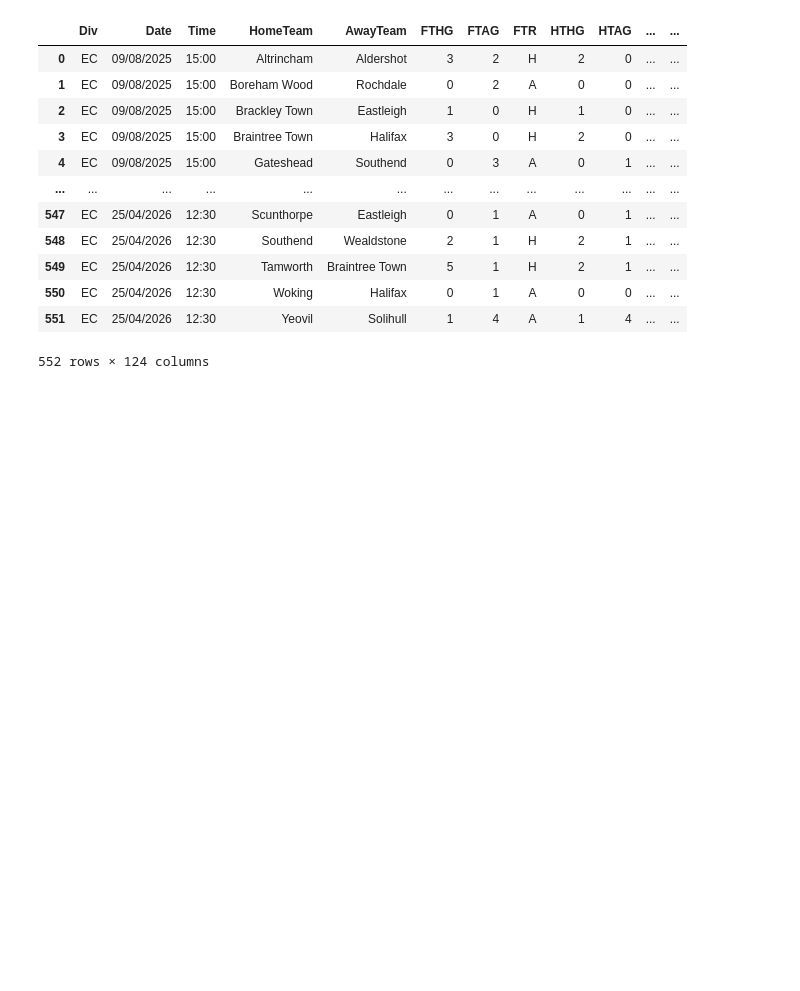
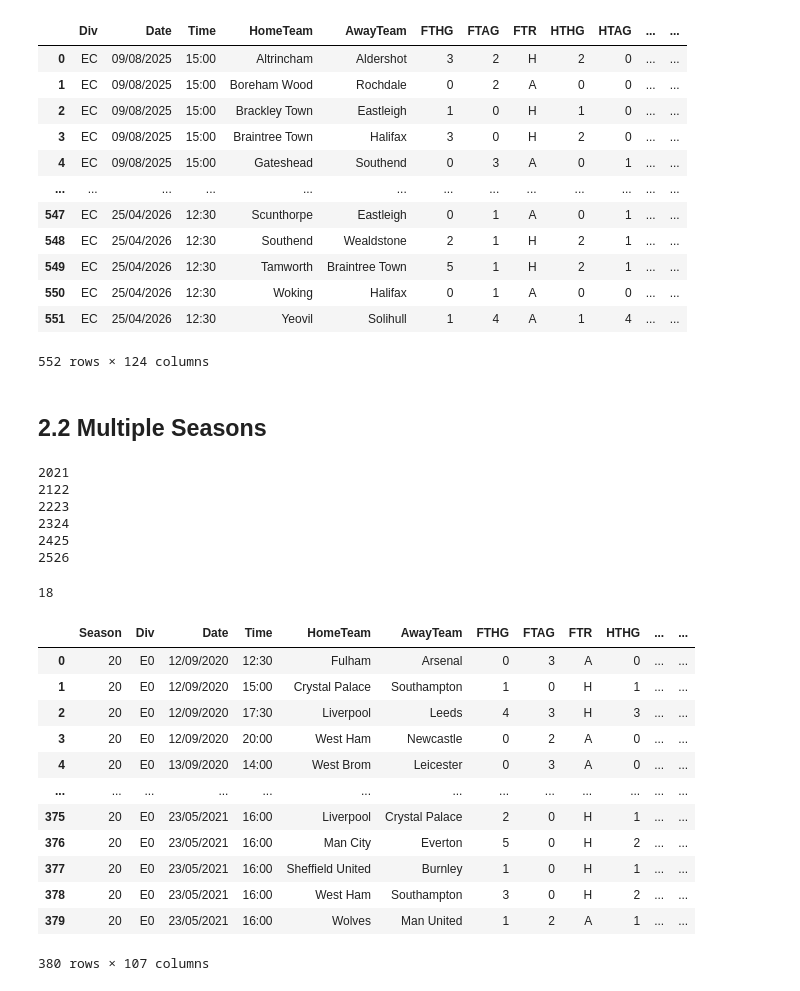
Before and after one commit to Rei-san001/Learning_Data_Science, a Jupyter notebook: Project 1/Web Scraping with Pandas.ipynb, the cells around one changed output. Saved outputs shown, nothing was run; the diff lists cells and outputs as text; code cells hidden in the pictures; blank space fills up the shorter version.

```diff
--- a/Project 1/Web Scraping with Pandas.ipynb
+++ b/Project 1/Web Scraping with Pandas.ipynb
@@ -92,3 +92,49 @@ frames[4]
 | 550 | EC | 25/04/2026 | 12:30 | Woking | Halifax | 0 | 1 | A | 0 | 0 | ... | ... |
 | 551 | EC | 25/04/2026 | 12:30 | Yeovil | Solihull | 1 | 4 | A | 1 | 4 | ... | ... |
 552 rows × 124 columns
+# %% [markdown]
+## 2.2 Multiple Seasons
+# %%
+for season in range(20, 26):
+    print(str(season) + str(season+1)) #to show whats actually happening in the loop
+# %% [output]
+2021
+2122
+2223
+2324
+2425
+2526
+# %%
+# creating a list of leagus
+leagues = ['E0', 'E2', 'E3']
+
+frames = [] # create an empty list
+
+
+# loop through range of seasons and insert new column
+for league in leagues:
+    for season in range(20, 26):
+        df = pd.read_csv(root + str(season) + str(season+1) + '/' + league + '.csv')
+        df.insert(0, 'Season', season) #to insert a new column at the first position
+        frames.append(df)   #to store each dataframe in the list
+# %%
+# 6 season times 3 leagues
+len(frames)
+# %% [output]
+18
+# %%
+frames[0]   # showing the first dataframe in the list
+# %% [output]
+|  | Season | Div | Date | Time | HomeTeam | AwayTeam | FTHG | FTAG | FTR | HTHG | ... | ... |
+| 0 | 20 | E0 | 12/09/2020 | 12:30 | Fulham | Arsenal | 0 | 3 | A | 0 | ... | ... |
+| 1 | 20 | E0 | 12/09/2020 | 15:00 | Crystal Palace | Southampton | 1 | 0 | H | 1 | ... | ... |
+| 2 | 20 | E0 | 12/09/2020 | 17:30 | Liverpool | Leeds | 4 | 3 | H | 3 | ... | ... |
+| 3 | 20 | E0 | 12/09/2020 | 20:00 | West Ham | Newcastle | 0 | 2 | A | 0 | ... | ... |
+| 4 | 20 | E0 | 13/09/2020 | 14:00 | West Brom | Leicester | 0 | 3 | A | 0 | ... | ... |
+| ... | ... | ... | ... | ... | ... | ... | ... | ... | ... | ... | ... | ... |
+| 375 | 20 | E0 | 23/05/2021 | 16:00 | Liverpool | Crystal Palace | 2 | 0 | H | 1 | ... | ... |
+| 376 | 20 | E0 | 23/05/2021 | 16:00 | Man City | Everton | 5 | 0 | H | 2 | ... | ... |
+| 377 | 20 | E0 | 23/05/2021 | 16:00 | Sheffield United | Burnley | 1 | 0 | H | 1 | ... | ... |
+| 378 | 20 | E0 | 23/05/2021 | 16:00 | West Ham | Southampton | 3 | 0 | H | 2 | ... | ... |
+| 379 | 20 | E0 | 23/05/2021 | 16:00 | Wolves | Man United | 1 | 2 | A | 1 | ... | ... |
+380 rows × 107 columns
```
Also changed, not shown: parts of 1 cell of this notebook, 1 other file.
